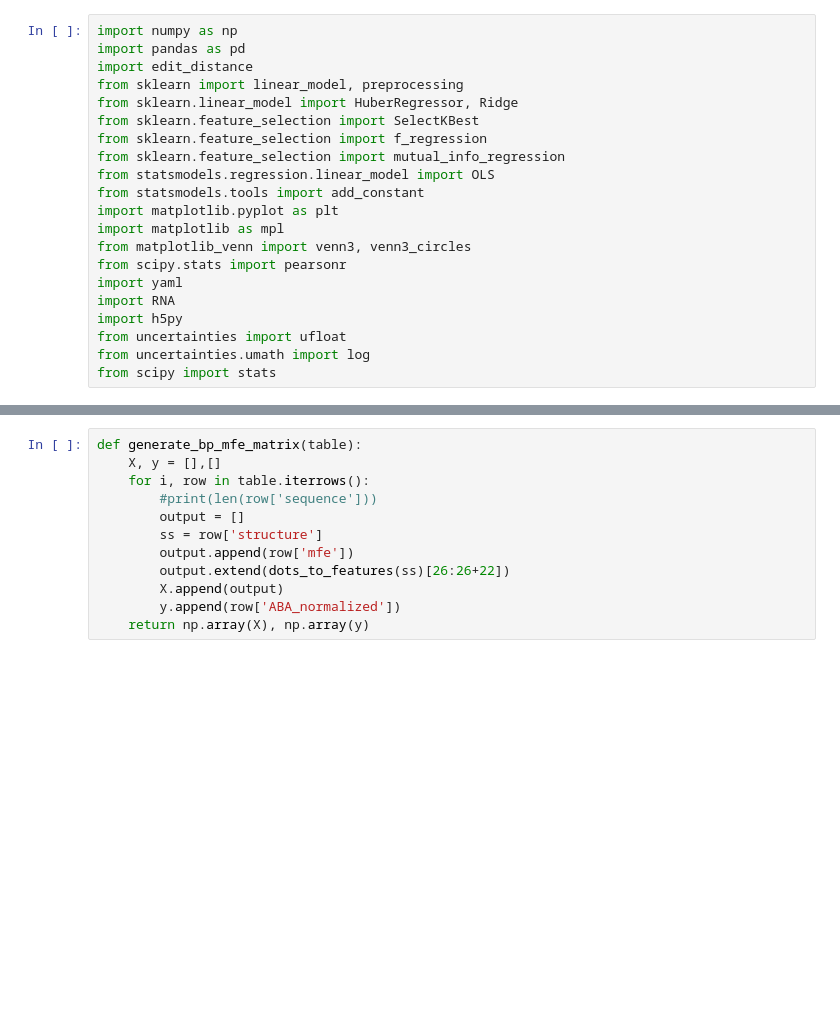
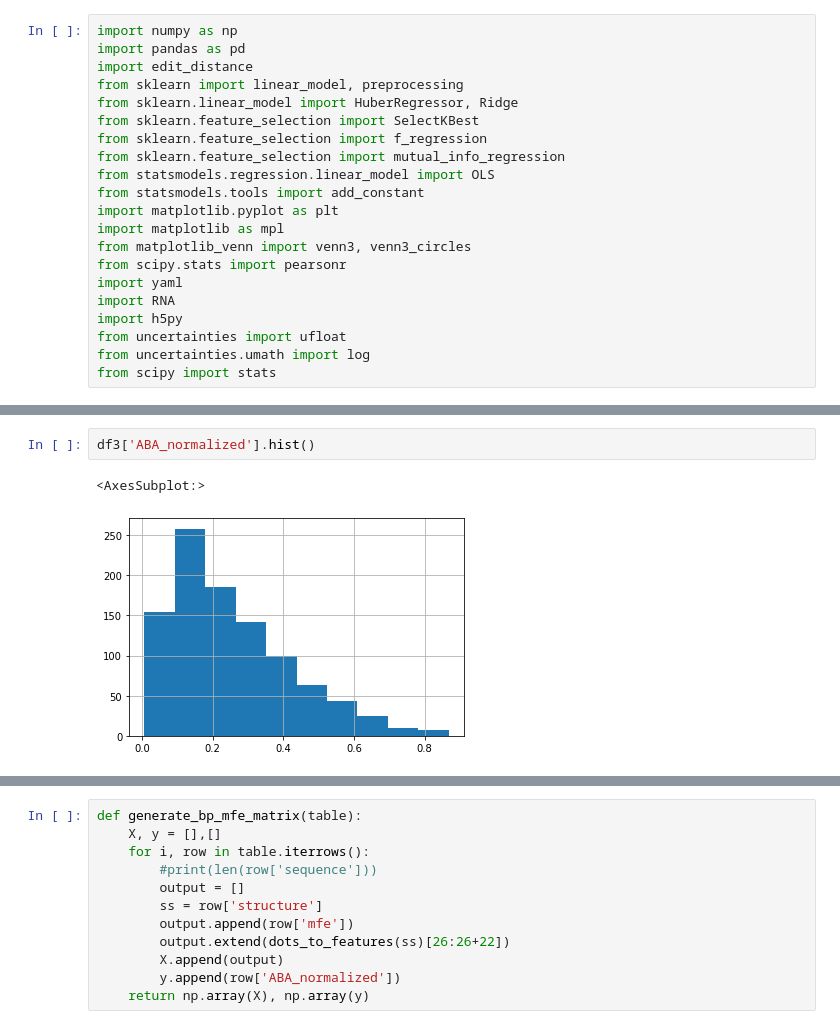
Before and after one commit to jamikuo/RNA-CHAMP, a Jupyter notebook: cas13d_modeling/cas13d_binding_modeling.ipynb, the cells around one changed output, grey strips where cells are left out. Drawn from its saved outputs; the diff is of its cells as text; blank space fills up the shorter version.

```diff
--- a/cas13d_modeling/cas13d_binding_modeling.ipynb
+++ b/cas13d_modeling/cas13d_binding_modeling.ipynb
@@ -660,0 +67,5 @@ print(regr.aic)
+# %%
+df3['ABA_normalized'].hist()
+# %% [output]
+<AxesSubplot:>
+[figure, added]
```
Also changed, not shown: parts of 70 cells of this notebook.
